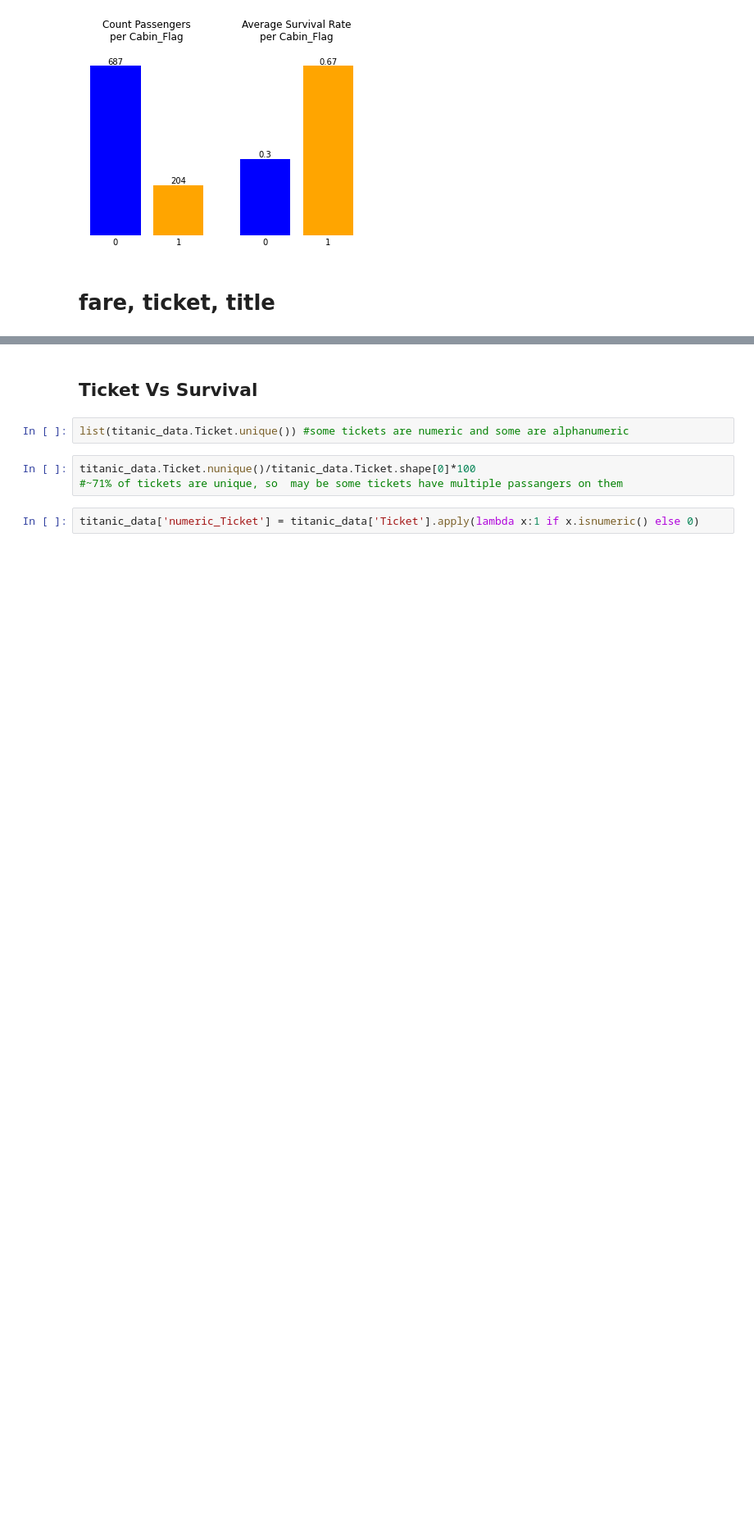
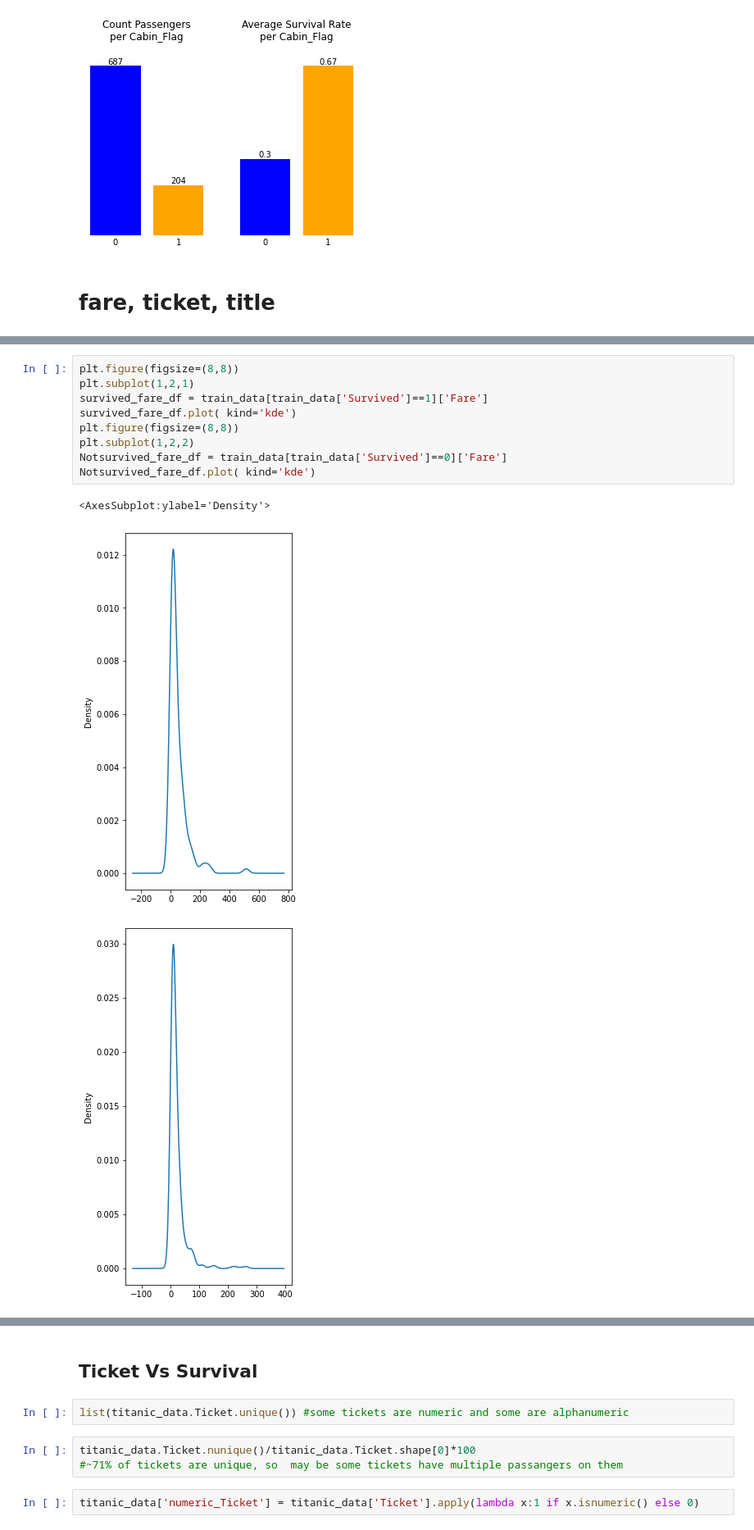
Before and after one commit to AyaHamdyAziz/Kaggle_Titanic_Survival_Prediction, a Jupyter notebook: Code/titanic-ml-challenge.ipynb, the cells around one changed output, grey strips where cells are left out. Shown at 82% size. Cells and saved outputs as stored; diff of their text form; blank space fills up the shorter version.

```diff
--- a/Code/titanic-ml-challenge.ipynb
+++ b/Code/titanic-ml-challenge.ipynb
@@ -239,0 +246,13 @@ plt.xticks(ticks=[0,1]);
+# %%
+plt.figure(figsize=(8,8))
+plt.subplot(1,2,1)
+survived_fare_df = train_data[train_data['Survived']==1]['Fare']
+survived_fare_df.plot( kind='kde')
+plt.figure(figsize=(8,8))
+plt.subplot(1,2,2)
+Notsurvived_fare_df = train_data[train_data['Survived']==0]['Fare']
+Notsurvived_fare_df.plot( kind='kde')
+# %% [output]
+<AxesSubplot:ylabel='Density'>
+[figure, added]
+[figure, added]
```
Also changed, not shown: parts of 6 cells of this notebook.
